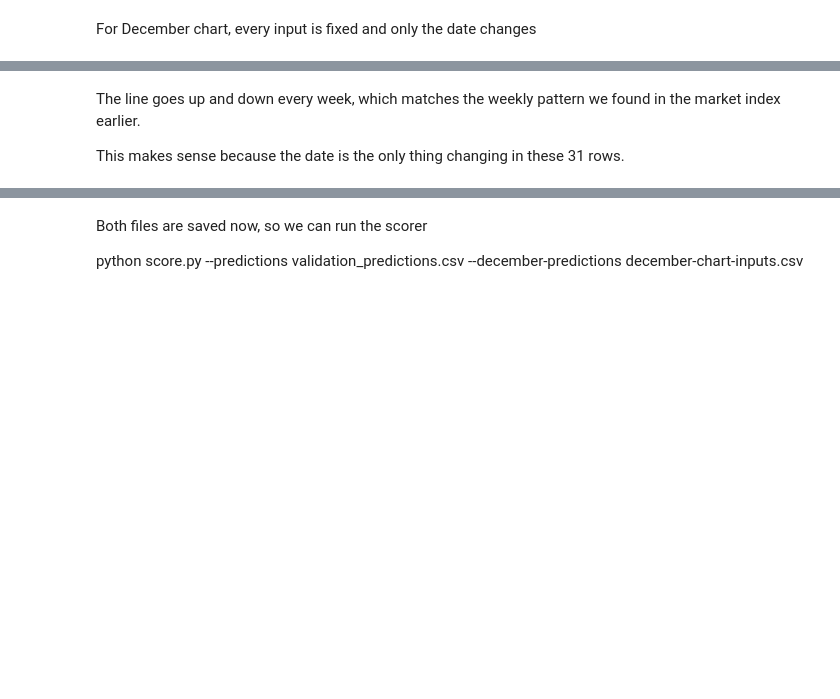
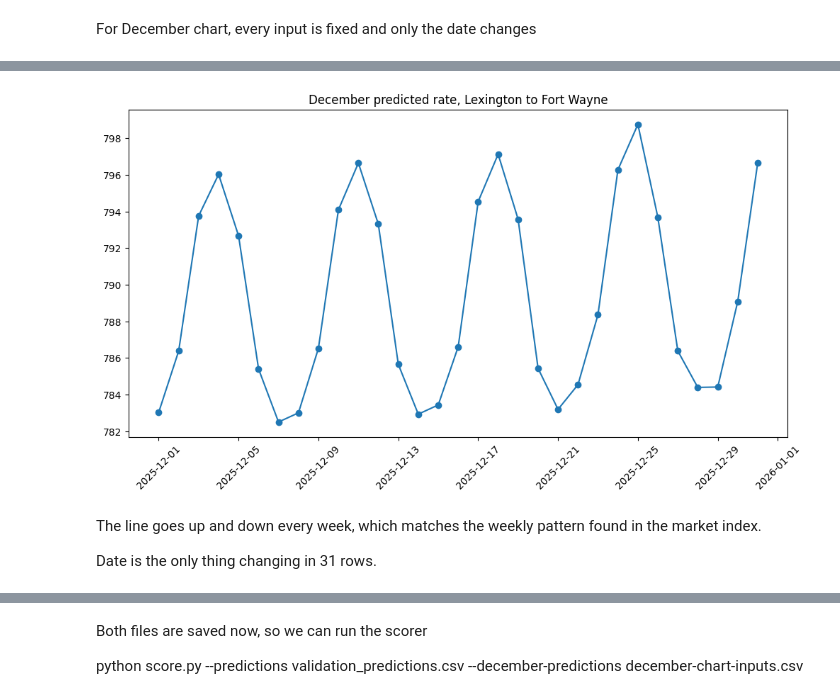
Before and after one commit to awaisnazir08/spotter.ai-assessment, a Jupyter notebook: freight rate prediction model.ipynb, the cells around one changed output, grey strips where cells are left out. Saved outputs shown, nothing was run; the diff lists cells and outputs as text; code cells hidden in the pictures; blank space fills up the shorter version.

```diff
--- a/freight rate prediction model.ipynb
+++ b/freight rate prediction model.ipynb
@@ -387,13 +700,15 @@ december[['date', 'market_index', 'predicted_rate']]
 # %%
-plt.figure(figsize=(14, 6))
+plt.figure(figsize=(12, 6))
 plt.plot(december['date'], december['predicted_rate'], marker='o')
 plt.title('December predicted rate, Lexington to Fort Wayne')
 plt.xticks(rotation=45)
 plt.show()
+# %% [output]
+[figure, added]
 # %% [markdown]
-The line goes up and down every week, which matches the weekly pattern we found in the market index earlier.
+The line goes up and down every week, which matches the weekly pattern found in the market index.
 
-This makes sense because the date is the only thing changing in these 31 rows.
+Date is the only thing changing in 31 rows.
 # %%
 # dropping the new columns added
 original_columns = ['pickup', 'delivery', 'distance', 'equipment', 'weight', 'date', 'predicted_rate']
```
Also changed, not shown: parts of 67 cells of this notebook.
